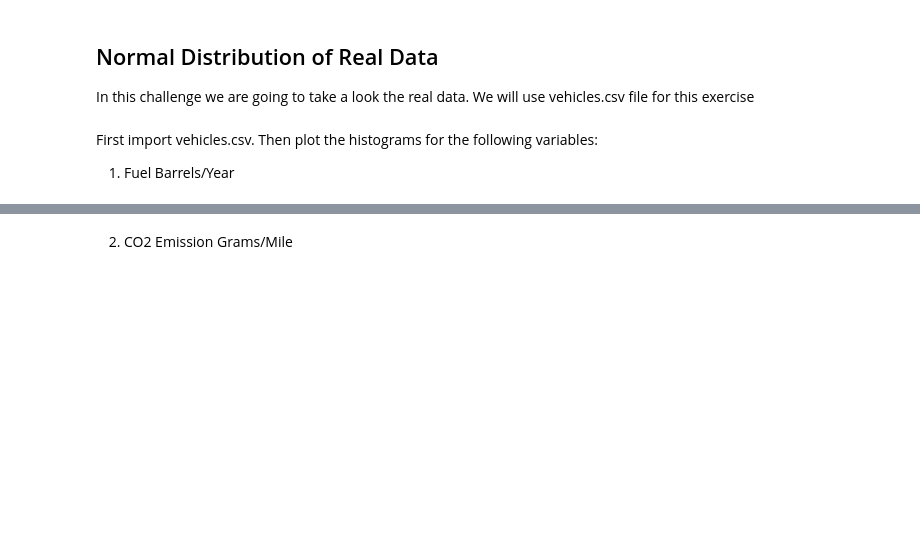
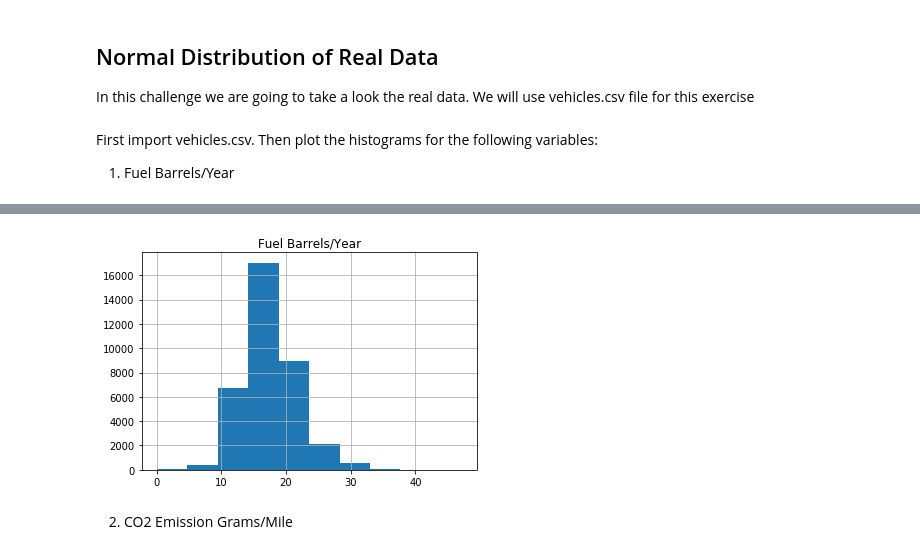
Before and after one commit to ta-datapt-bcn/lab-cont-probability-distribution, a Jupyter notebook: your_code/main.ipynb, the cells around one changed output, grey strips where cells are left out. Drawn from its saved outputs; the diff is of its cells as text; code cells hidden in the pictures; blank space fills up the shorter version.

```diff
--- a/your_code/main.ipynb
+++ b/your_code/main.ipynb
@@ -67,3 +106,8 @@ First import vehicles.csv.
 Then plot the histograms for the following variables:
 
 1. Fuel Barrels/Year
+# %%
+import pandas as pd
+
+df = pd.read_csv('vehicles.csv')
+df.head()
@@ -70,4 +121,8 @@ Then plot the histograms for the following variables:
 # %%
 # your code here
+df.hist(column='Fuel Barrels/Year')
+plt.show()
+# %% [output]
+[figure, added]
 # %% [markdown]
 2. CO2 Emission Grams/Mile
```
Also changed, not shown: parts of 20 cells of this notebook.
